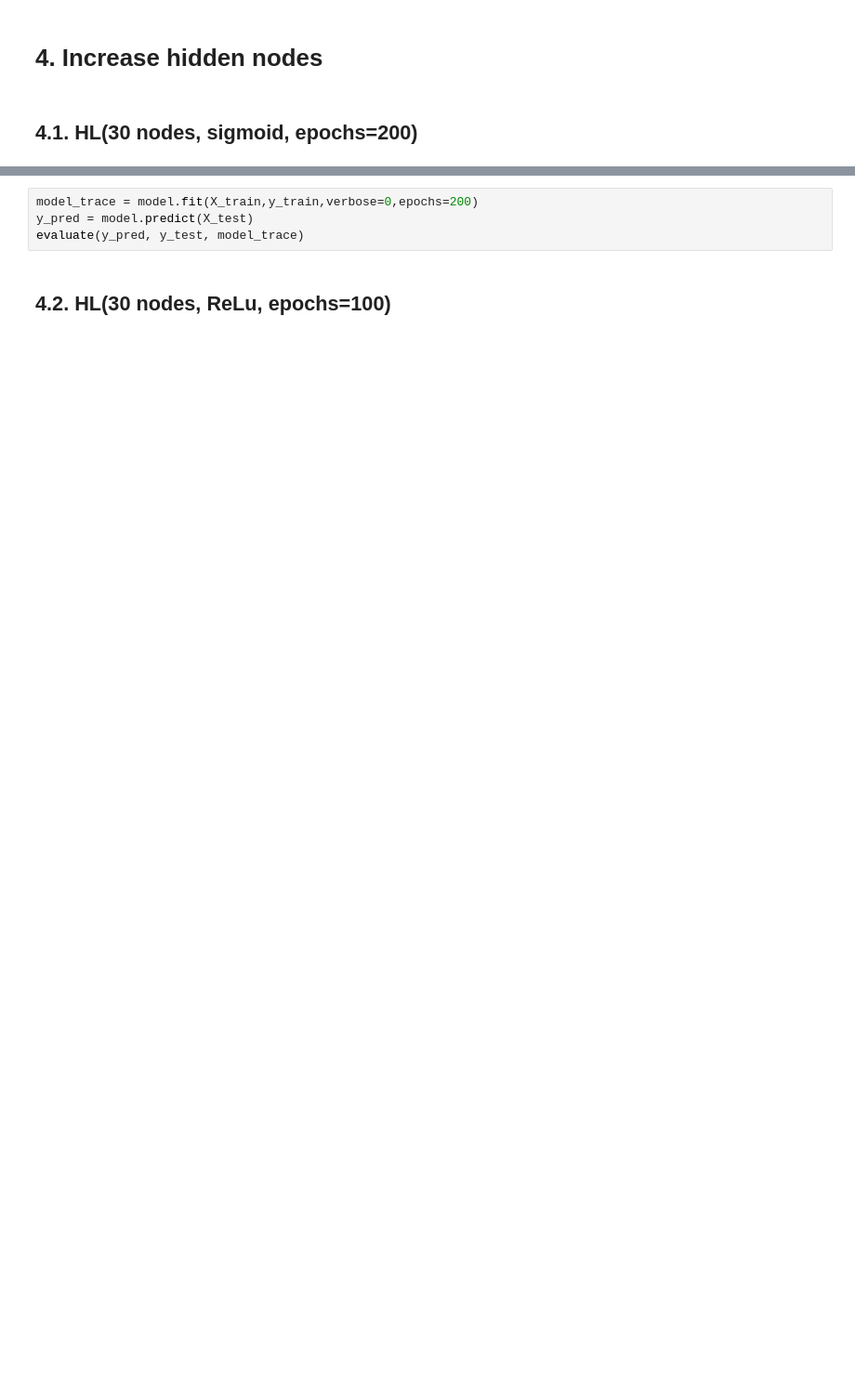
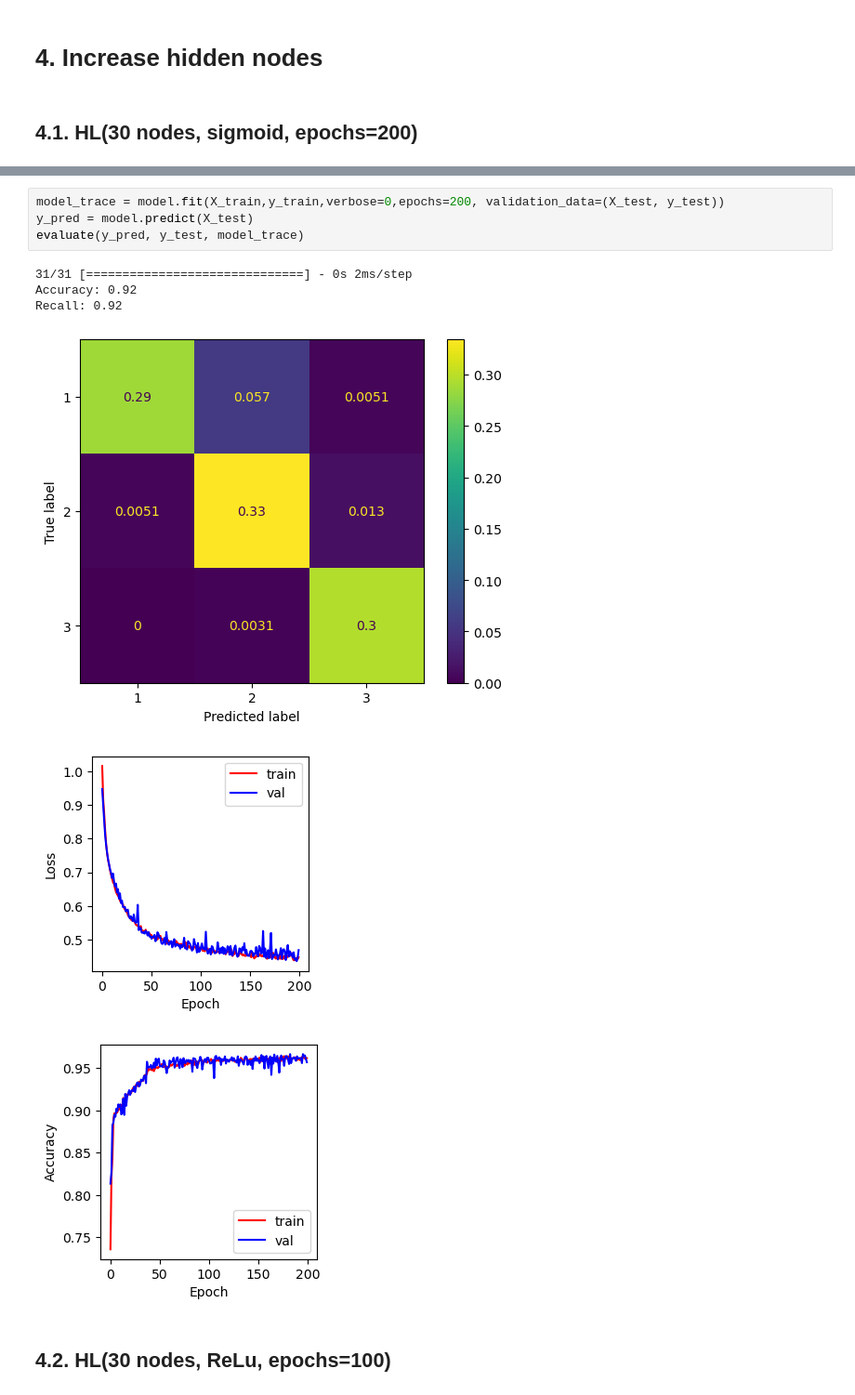
Before and after one commit to LaerteAdami/CW_Intro_AI, a Jupyter notebook: notebooks/NN_no_PCA.ipynb, the cells around one changed output, grey strips where cells are left out. Shown at 93% size. Saved outputs shown, nothing was run; the diff lists cells and outputs as text; blank space fills up the shorter version.

Commit message:
figure check

```diff
--- a/notebooks/NN_no_PCA.ipynb
+++ b/notebooks/NN_no_PCA.ipynb
@@ -188,7 +206,14 @@ model.summary() #note, only works if input shape specified, or Input layer given
 # %%
-model_trace = model.fit(X_train,y_train,verbose=0,epochs=200)
+model_trace = model.fit(X_train,y_train,verbose=0,epochs=200, validation_data=(X_test, y_test))
 y_pred = model.predict(X_test)
 evaluate(y_pred, y_test, model_trace)
+# %% [output]
+31/31 [==============================] - 0s 2ms/step
+Accuracy: 0.92
+Recall: 0.92
+[figure, added]
+[figure, added]
+[figure, added]
 # %% [markdown]
 ## 4.2. HL(30 nodes, ReLu, epochs=100)
 # %%
```
Also changed, not shown: parts of 27 cells of this notebook.
